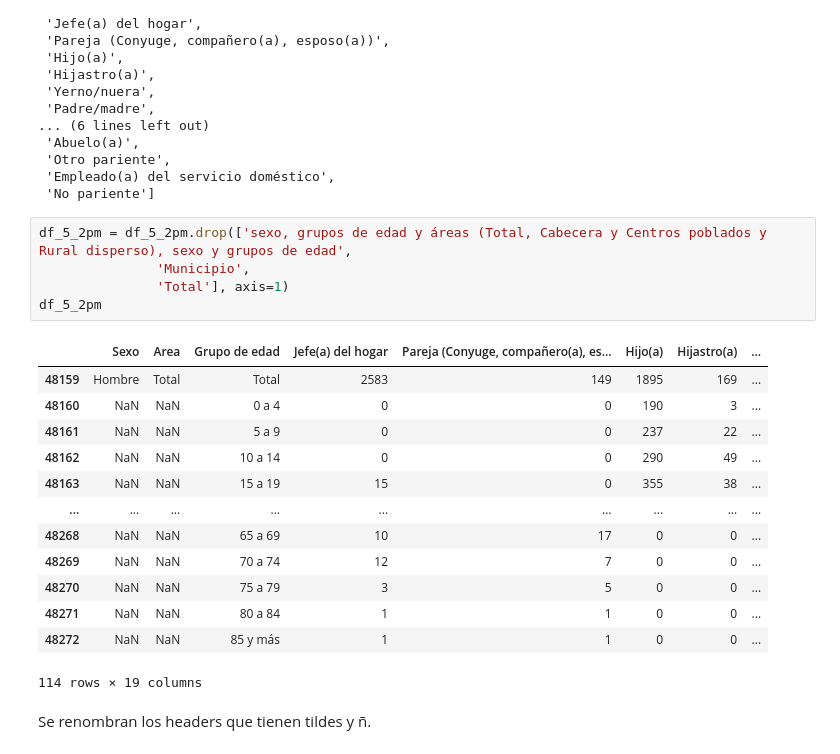
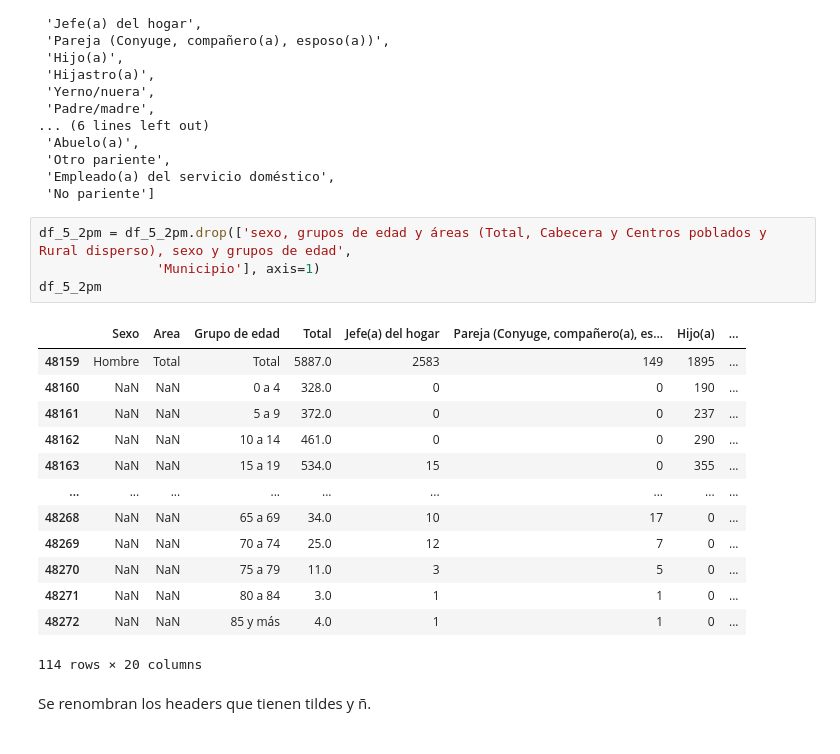
Before and after one commit to Schiavi13/Censo-Viterbo-Caldas-2018, a Jupyter notebook: source_to_csv_5_2pm.ipynb, the cells around one changed output. Saved outputs shown, nothing was run; the diff lists cells and outputs as text.

Commit message:
Actualiza procesamiento de hoja 5.2PM, incluye totales

```diff
--- a/source_to_csv_5_2pm.ipynb
+++ b/source_to_csv_5_2pm.ipynb
@@ -111,23 +111,22 @@ list(df_5_2pm.columns.values)
  'No pariente']
 # %%
 df_5_2pm = df_5_2pm.drop(['sexo, grupos de edad y áreas (Total, Cabecera y Centros poblados y Rural disperso), sexo y grupos de edad',
-               'Municipio',
-               'Total'], axis=1)
+               'Municipio'], axis=1)
 df_5_2pm
 # %% [output]
-|  | Sexo | Area | Grupo de edad | Jefe(a) del hogar | Pareja (Conyuge, compañero(a), es... | Hijo(a) | Hijastro(a) | ... |
-| 48159 | Hombre | Total | Total | 2583 | 149 | 1895 | 169 | ... |
-| 48160 | NaN | NaN | 0 a 4 | 0 | 0 | 190 | 3 | ... |
-| 48161 | NaN | NaN | 5 a 9 | 0 | 0 | 237 | 22 | ... |
-| 48162 | NaN | NaN | 10 a 14 | 0 | 0 | 290 | 49 | ... |
-| 48163 | NaN | NaN | 15 a 19 | 15 | 0 | 355 | 38 | ... |
+|  | Sexo | Area | Grupo de edad | Total | Jefe(a) del hogar | Pareja (Conyuge, compañero(a), es... | Hijo(a) | ... |
+| 48159 | Hombre | Total | Total | 5887.0 | 2583 | 149 | 1895 | ... |
+| 48160 | NaN | NaN | 0 a 4 | 328.0 | 0 | 0 | 190 | ... |
+| 48161 | NaN | NaN | 5 a 9 | 372.0 | 0 | 0 | 237 | ... |
+| 48162 | NaN | NaN | 10 a 14 | 461.0 | 0 | 0 | 290 | ... |
+| 48163 | NaN | NaN | 15 a 19 | 534.0 | 15 | 0 | 355 | ... |
 | ... | ... | ... | ... | ... | ... | ... | ... | ... |
-| 48268 | NaN | NaN | 65 a 69 | 10 | 17 | 0 | 0 | ... |
-| 48269 | NaN | NaN | 70 a 74 | 12 | 7 | 0 | 0 | ... |
-| 48270 | NaN | NaN | 75 a 79 | 3 | 5 | 0 | 0 | ... |
-| 48271 | NaN | NaN | 80 a 84 | 1 | 1 | 0 | 0 | ... |
-| 48272 | NaN | NaN | 85 y más | 1 | 1 | 0 | 0 | ... |
+| 48268 | NaN | NaN | 65 a 69 | 34.0 | 10 | 17 | 0 | ... |
+| 48269 | NaN | NaN | 70 a 74 | 25.0 | 12 | 7 | 0 | ... |
+| 48270 | NaN | NaN | 75 a 79 | 11.0 | 3 | 5 | 0 | ... |
+| 48271 | NaN | NaN | 80 a 84 | 3.0 | 1 | 1 | 0 | ... |
+| 48272 | NaN | NaN | 85 y más | 4.0 | 1 | 1 | 0 | ... |
-114 rows × 19 columns
+114 rows × 20 columns
 # %% [markdown]
 Se renombran los headers que tienen tildes y ñ.
 # %%
```
Also changed, not shown: parts of 5 cells of this notebook.
